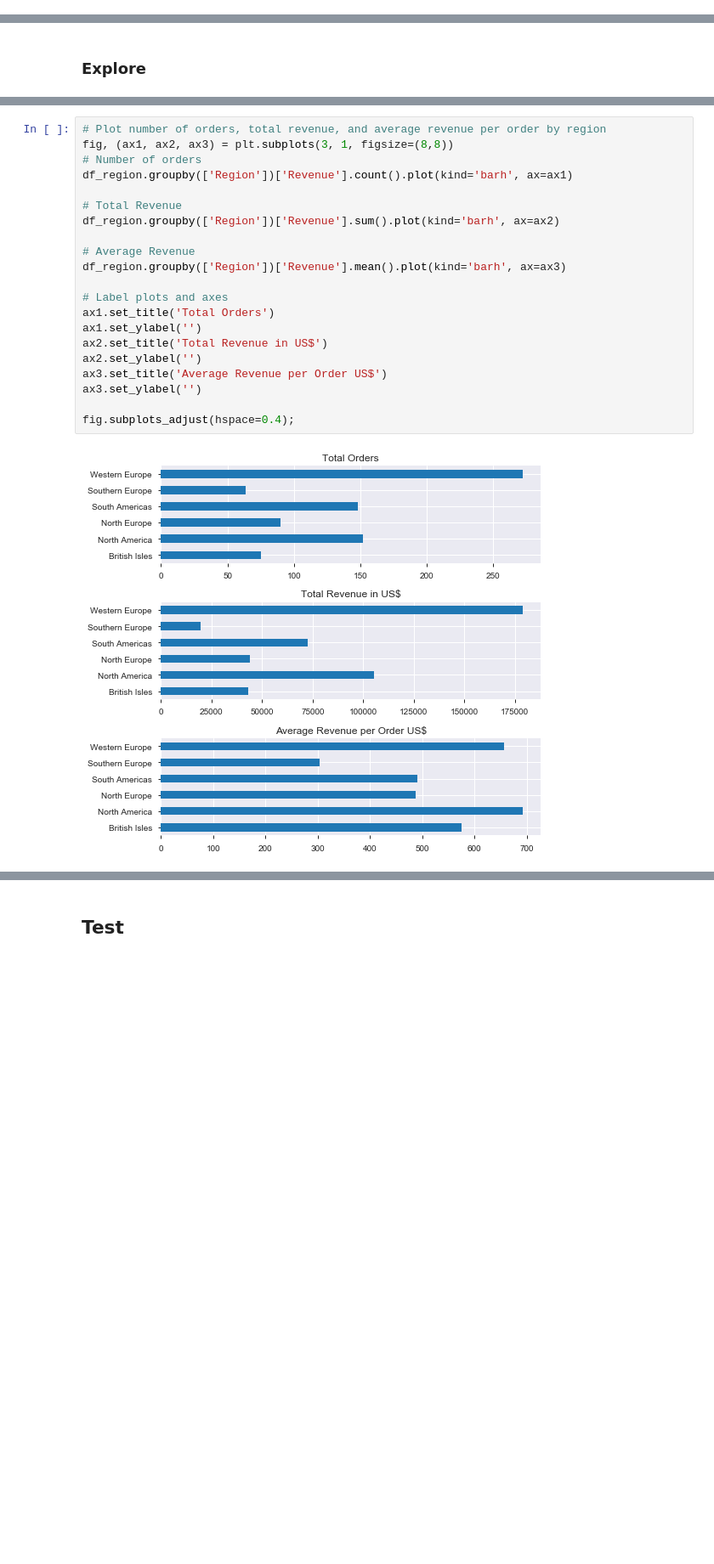
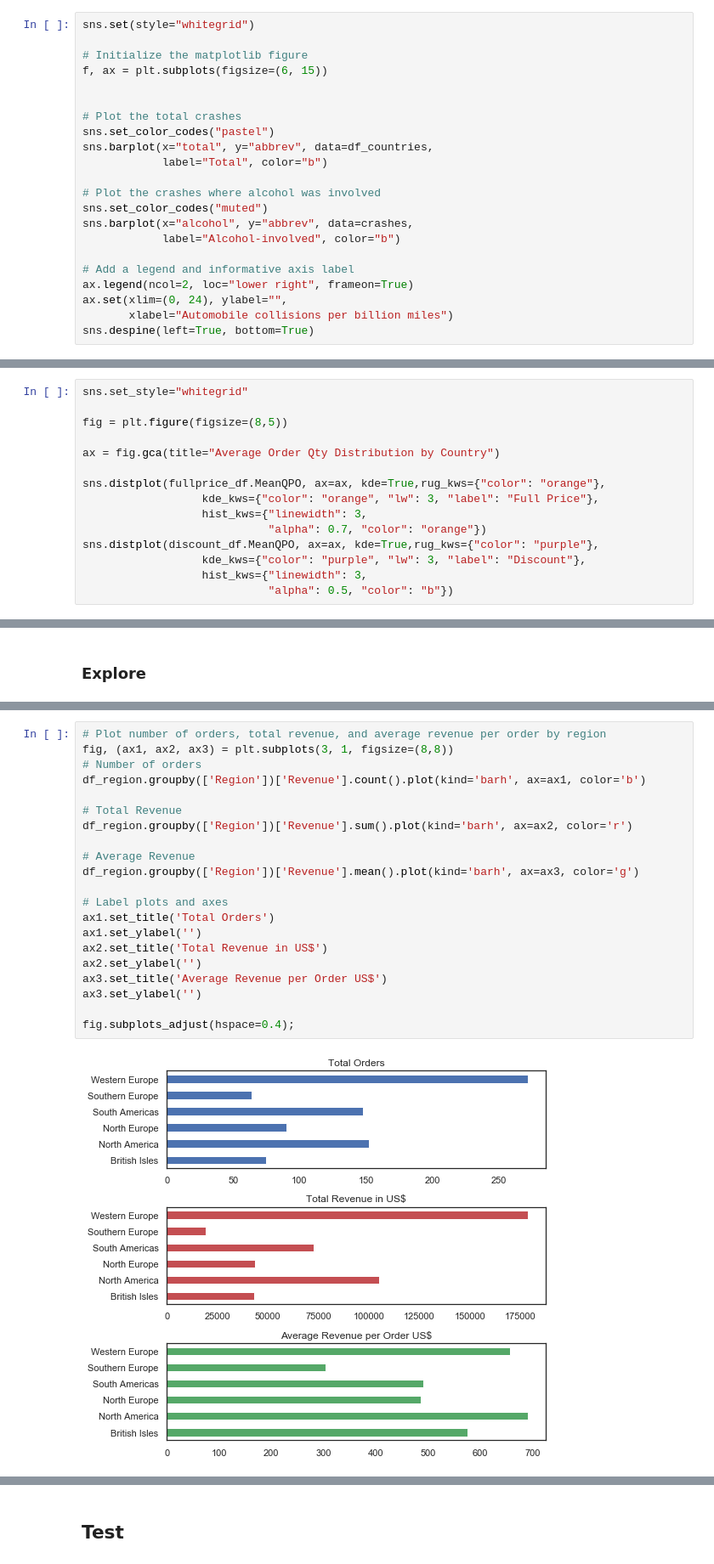
Before and after one commit to alphasentaurii/northwind-sql-database-project, a Jupyter notebook: student.ipynb, the cells around one changed output, grey strips where cells are left out. Shown at 85% size. Drawn from its saved outputs; the diff is of its cells as text; blank space fills up the shorter version.

```diff
--- a/student.ipynb
+++ b/student.ipynb
@@ -687,3 +748,25 @@ According to the SEM bar plots and ttest statistics above, countries showing a p
 * UK
 * Canada
 * USA
+# %%
+sns.set(style="whitegrid")
+
+# Initialize the matplotlib figure
+f, ax = plt.subplots(figsize=(6, 15))
+
+
+# Plot the total crashes
+sns.set_color_codes("pastel")
+sns.barplot(x="total", y="abbrev", data=df_countries,
+            label="Total", color="b")
+
+# Plot the crashes where alcohol was involved
+sns.set_color_codes("muted")
+sns.barplot(x="alcohol", y="abbrev", data=crashes,
+            label="Alcohol-involved", color="b")
+
+# Add a legend and informative axis label
+ax.legend(ncol=2, loc="lower right", frameon=True)
+ax.set(xlim=(0, 24), ylabel="",
+       xlabel="Automobile collisions per billion miles")
+sns.despine(left=True, bottom=True)
@@ -783,0 +1041,15 @@ The above plots indicate that when a discount is offered, these individual count
+# %%
+sns.set_style="whitegrid"
+
+fig = plt.figure(figsize=(8,5))
+
+ax = fig.gca(title="Average Order Qty Distribution by Country")
+
+sns.distplot(fullprice_df.MeanQPO, ax=ax, kde=True,rug_kws={"color": "orange"},
+                  kde_kws={"color": "orange", "lw": 3, "label": "Full Price"},
+                  hist_kws={"linewidth": 3,
+                            "alpha": 0.7, "color": "orange"})
+sns.distplot(discount_df.MeanQPO, ax=ax, kde=True,rug_kws={"color": "purple"},
+                  kde_kws={"color": "purple", "lw": 3, "label": "Discount"},
+                  hist_kws={"linewidth": 3,
+                            "alpha": 0.5, "color": "b"})
@@ -916,23 +1263,23 @@ df_region.groupby('Region').count()
 # %%
 # Plot number of orders, total revenue, and average revenue per order by region
 fig, (ax1, ax2, ax3) = plt.subplots(3, 1, figsize=(8,8))
 # Number of orders
-df_region.groupby(['Region'])['Revenue'].count().plot(kind='barh', ax=ax1)
+df_region.groupby(['Region'])['Revenue'].count().plot(kind='barh', ax=ax1, color='b')
 
 # Total Revenue
-df_region.groupby(['Region'])['Revenue'].sum().plot(kind='barh', ax=ax2)
+df_region.groupby(['Region'])['Revenue'].sum().plot(kind='barh', ax=ax2, color='r')
 
 # Average Revenue
-df_region.groupby(['Region'])['Revenue'].mean().plot(kind='barh', ax=ax3)
+df_region.groupby(['Region'])['Revenue'].mean().plot(kind='barh', ax=ax3, color='g')
 
 # Label plots and axes
 ax1.set_title('Total Orders')
 ax1.set_ylabel('')
 ax2.set_title('Total Revenue in US$')
 ax2.set_ylabel('')
 ax3.set_title('Average Revenue per Order US$')
 ax3.set_ylabel('')
 
 fig.subplots_adjust(hspace=0.4);
 # %% [output]
-[figure, old version]
+[figure, new version]
```
Also changed, not shown: parts of 79 cells of this notebook, 1 other file.
